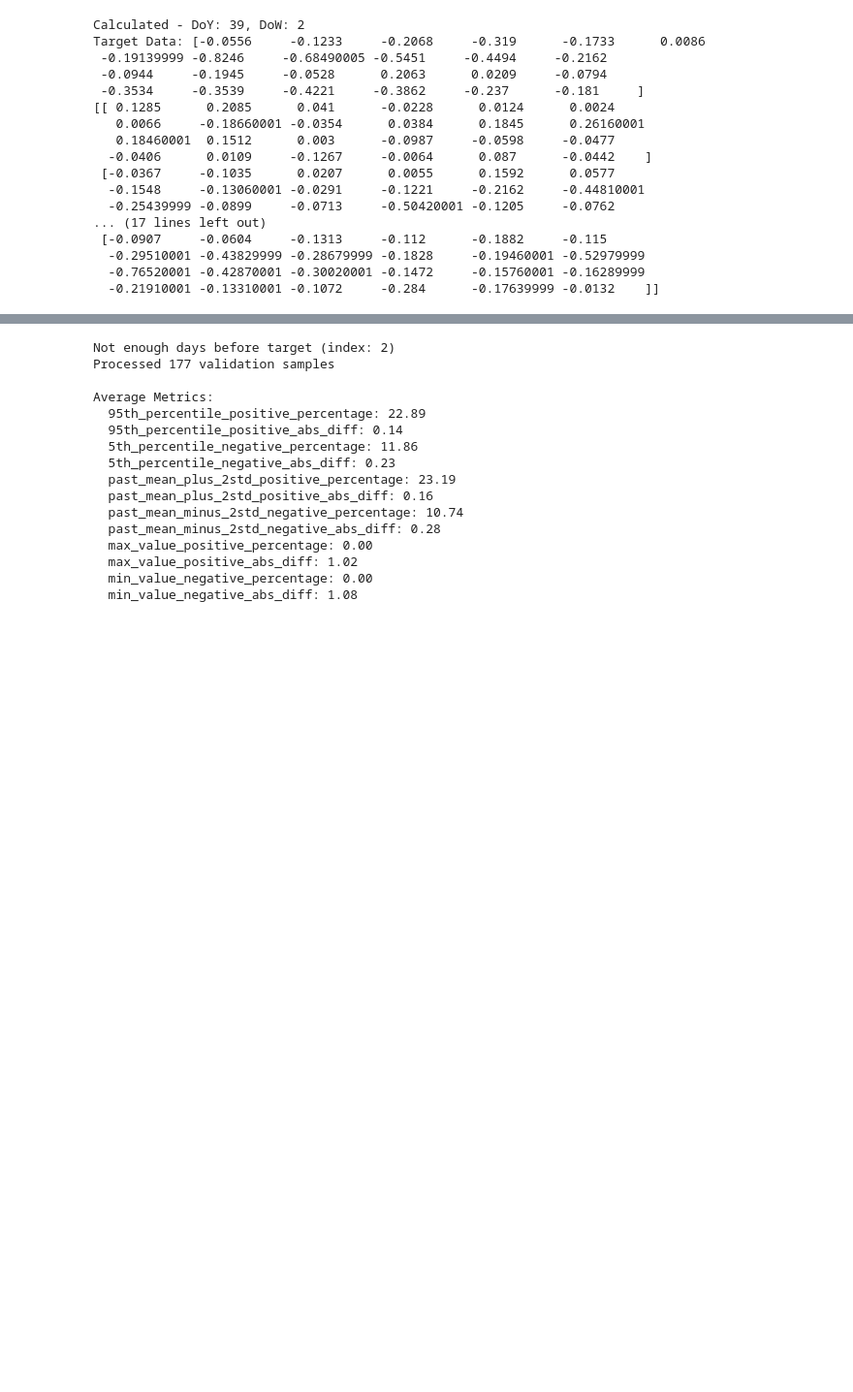
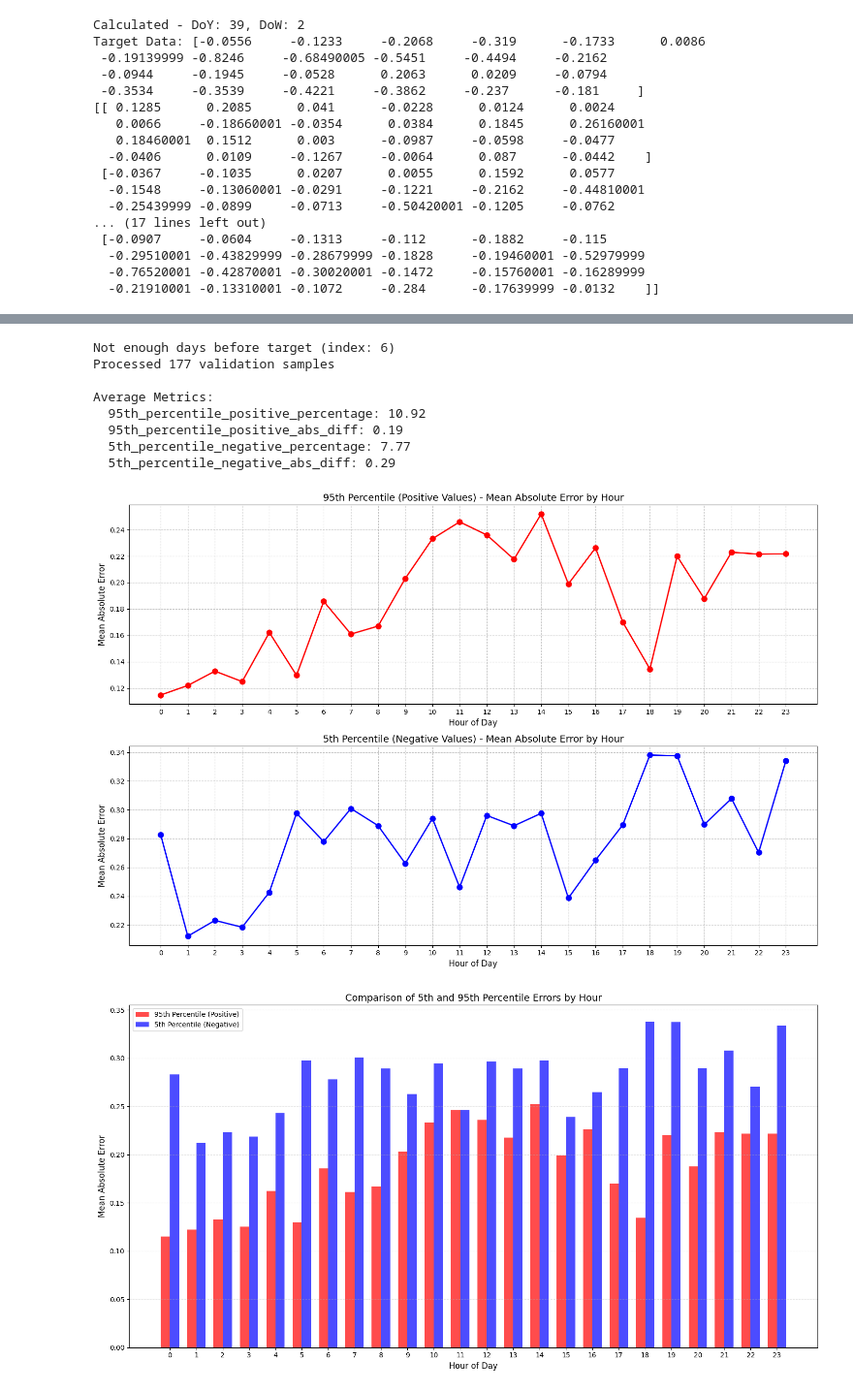
Before and after one commit to ThorneMadsen/Master, a Jupyter notebook: notebooks/MLPVAE.ipynb, the cells around one changed output, grey strips where cells are left out. Shown at 97% size. Cells and saved outputs as stored; diff of their text form; code cells hidden in the pictures; blank space fills up the shorter version.

```diff
--- a/notebooks/MLPVAE.ipynb
+++ b/notebooks/MLPVAE.ipynb
@@ -481,25 +537,3 @@ tensor([-0.0223, -0.1623, -0.2035, -0.1902, -0.0785, -0.0964, -0.1471, -0.1614,
-# %%
-num_samples = 16
-samples = []
-sample_cond, sample_target = next(iter(val_loader))
-sample_cond_flat = sample_cond.view(sample_cond.size(0), -1).to(device)
-sample_target = sample_target.to(device)
-
-model.eval()
-with torch.no_grad():
-    for i in range(num_samples):
-        mu, logvar = model.encoder(sample_cond_flat, sample_target)
-        z = model.reparameterize(mu, logvar)
-        recon_target = model.decoder(sample_cond_flat, z)
-        samples.append(recon_target.cpu().numpy())
-# %%
-batch_index = 0
-traces = []
-traces.append({"y": sample_target.cpu().numpy()[batch_index], "name": "Target"})
-for i, sample in enumerate(samples):
-    traces.append({"y": sample[batch_index], "name": f"Sample {i}"})
-
-go.Figure(data=traces)
 # %%
 def get_doy_and_dow_from_validation(val_dataset, val_index):
     sample_cond, sample_target = val_dataset[val_index]
@@ -717,0 +990,2 @@ Week Earlier Data Found:
+# %%
+results = calculate_average_metrics(model, X, val_dataset, latent_dim, 500)
@@ -984,19 +1248,13 @@ def calculate_average_metrics(model, X, val_dataset, latent_dim, num_samples=100
 # %%
-results = calculate_average_metrics(model, X, val_dataset, latent_dim, 100)
+results, hourly_data, sample_counts = calculate_percentile_metrics_with_hourly_graph(model, X, val_dataset, latent_dim, 500)
 # %% [output]
-Not enough days before target (index: 2)
+Not enough days before target (index: 6)
 Processed 177 validation samples
 
 Average Metrics:
-  95th_percentile_positive_percentage: 22.89
-  95th_percentile_positive_abs_diff: 0.14
-  5th_percentile_negative_percentage: 11.86
-  5th_percentile_negative_abs_diff: 0.23
-  past_mean_plus_2std_positive_percentage: 23.19
-  past_mean_plus_2std_positive_abs_diff: 0.16
-  past_mean_minus_2std_negative_percentage: 10.74
-  past_mean_minus_2std_negative_abs_diff: 0.28
-  max_value_positive_percentage: 0.00
-  max_value_positive_abs_diff: 1.02
-  min_value_negative_percentage: 0.00
-  min_value_negative_abs_diff: 1.08
+  95th_percentile_positive_percentage: 10.92
+  95th_percentile_positive_abs_diff: 0.19
+  5th_percentile_negative_percentage: 7.77
+  5th_percentile_negative_abs_diff: 0.29
+[figure, added]
+[figure, added]
```
Also changed, not shown: parts of 35 cells of this notebook.
